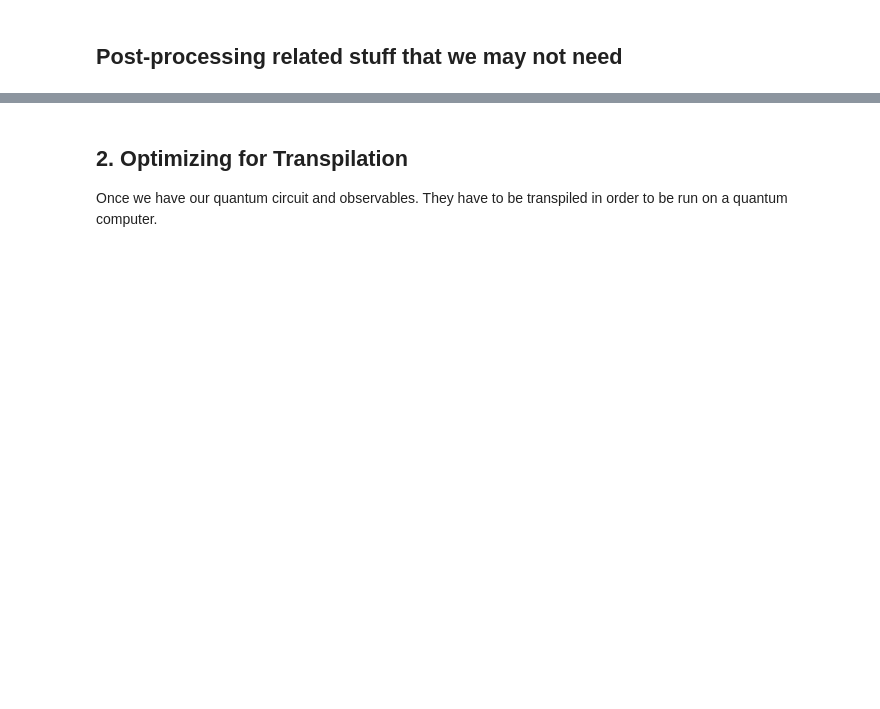
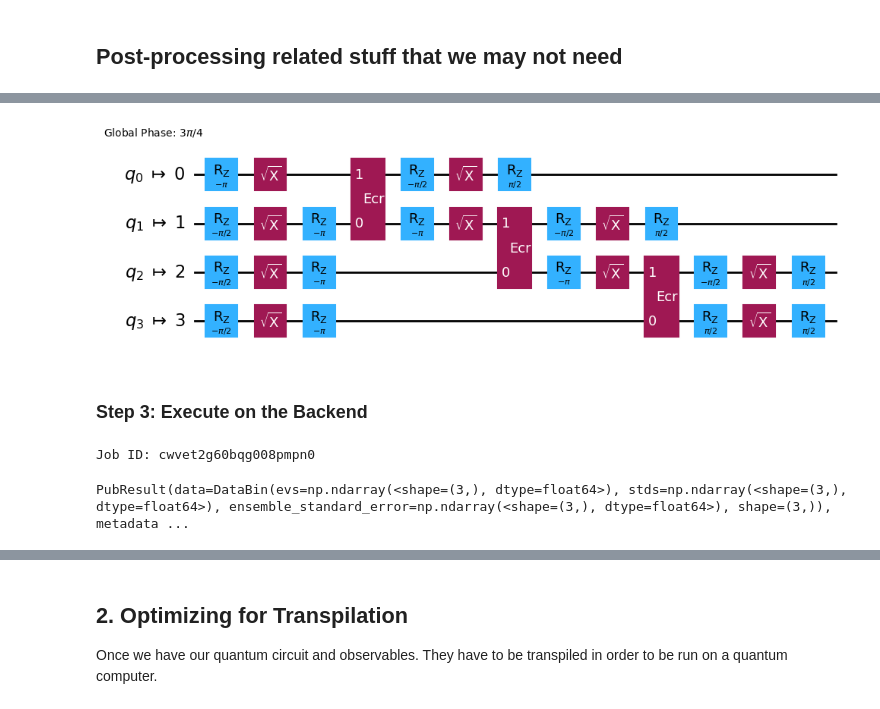
Before and after one commit to Watcher1223/CS-123-tutorial, a Jupyter notebook: qcqiskit.ipynb, the cells around one changed output, grey strips where cells are left out. Cells and saved outputs as stored; diff of their text form; code cells hidden in the pictures; blank space fills up the shorter version.

Commit message:
applied the qiskit workflow to find entanglement

```diff
--- a/qcqiskit.ipynb
+++ b/qcqiskit.ipynb
@@ -455,0 +327,43 @@ qc.draw(output='mpl')
+# %%
+service = QiskitRuntimeService() # delete later
+# %%
+backend = service.least_busy(simulator=False, operational=True)
+
+# Transpile the quantum circuit
+pass_manager = generate_preset_pass_manager(backend=backend, optimization_level=1)
+ghz_e_transpiled = pass_manager.run(ghz_e)
+
+ghz_e_transpiled.draw('mpl', idle_wires=False)
+# %% [output]
+[figure, added]
+# %% [markdown]
+### Step 3: Execute on the Backend
+# %%
+# Construct the Estimator instance
+estimator = Estimator(mode=backend)
+estimator.options.resilience_level = 1
+estimator.options.default_shots = 5000
+
+mapped_observables = [
+    observable.apply_layout(ghz_e_transpiled.layout) for observable in observables
+]
+
+# One pub, with one circuit to run against five different observables.
+job = estimator.run([(ghz_e_transpiled, mapped_observables)])
+
+# Use the job ID to retrieve your job data later
+print(f"Job ID: {job.job_id()}")
+# %% [output]
+Job ID: cwvet2g60bqg008pmpn0
+# %%
+# TODO: this is from ibm, add explanation and maybe edit
+
+# This is the result of the entire submission.  You submitted one Pub,
+# so this contains one inner result (and some metadata of its own).
+job_result = job.result()
+
+# This is the result from our single pub, which had six observables,
+# so contains information on all six.
+pub_result = job.result()[0]
+# %% [output]
+PubResult(data=DataBin(evs=np.ndarray(<shape=(3,), dtype=float64>), stds=np.ndarray(<shape=(3,), dtype=float64>), ensemble_standard_error=np.ndarray(<shape=(3,), dtype=float64>), shape=(3,)), metadata ...
```
Also changed, not shown: parts of 56 cells of this notebook.
